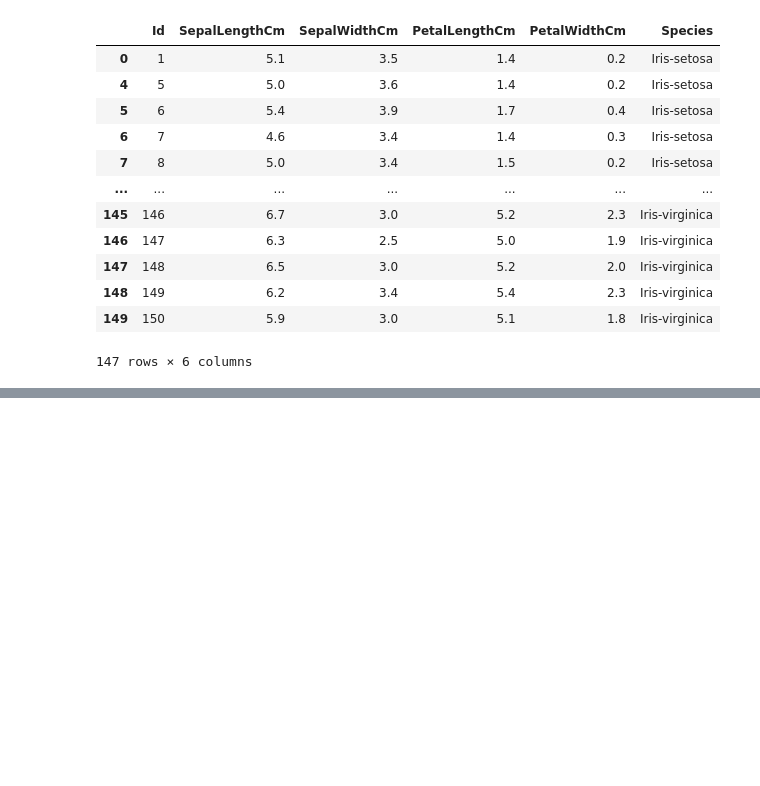
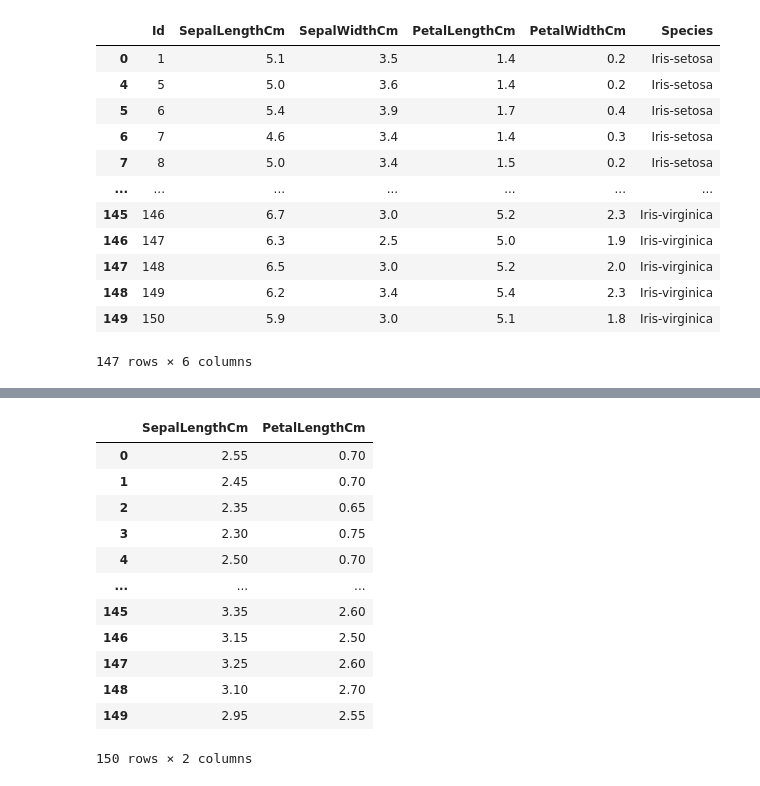
Before and after one commit to imamahasane/Pandas_Practices, a Jupyter notebook: Panda_Practices.ipynb, the cells around one changed output, grey strips where cells are left out. Saved outputs shown, nothing was run; the diff lists cells and outputs as text; code cells hidden in the pictures; blank space fills up the shorter version.

```diff
--- a/Panda_Practices.ipynb
+++ b/Panda_Practices.ipynb
@@ -477,0 +559,19 @@ iris.drop([1, 2, 3], axis = 0)
+# %%
+def half(s):
+    return s * 0.5
+# %%
+iris[["SepalLengthCm", "PetalLengthCm"]].apply(half)
+# %% [output]
+|  | SepalLengthCm | PetalLengthCm |
+| 0 | 2.55 | 0.70 |
+| 1 | 2.45 | 0.70 |
+| 2 | 2.35 | 0.65 |
+| 3 | 2.30 | 0.75 |
+| 4 | 2.50 | 0.70 |
+| ... | ... | ... |
+| 145 | 3.35 | 2.60 |
+| 146 | 3.15 | 2.50 |
+| 147 | 3.25 | 2.60 |
+| 148 | 3.10 | 2.70 |
+| 149 | 2.95 | 2.55 |
+150 rows × 2 columns
```
Also changed, not shown: parts of 19 cells of this notebook.
